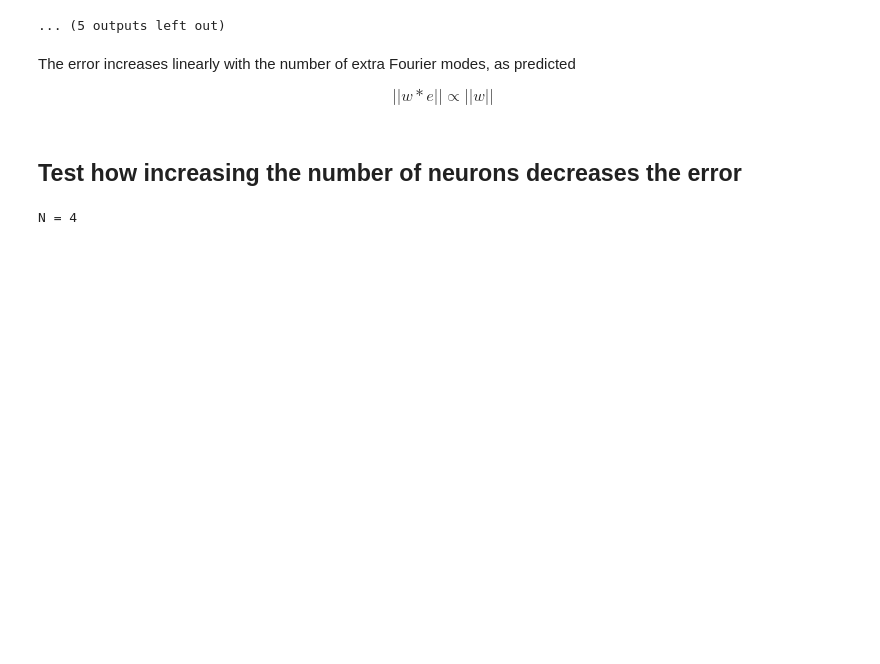
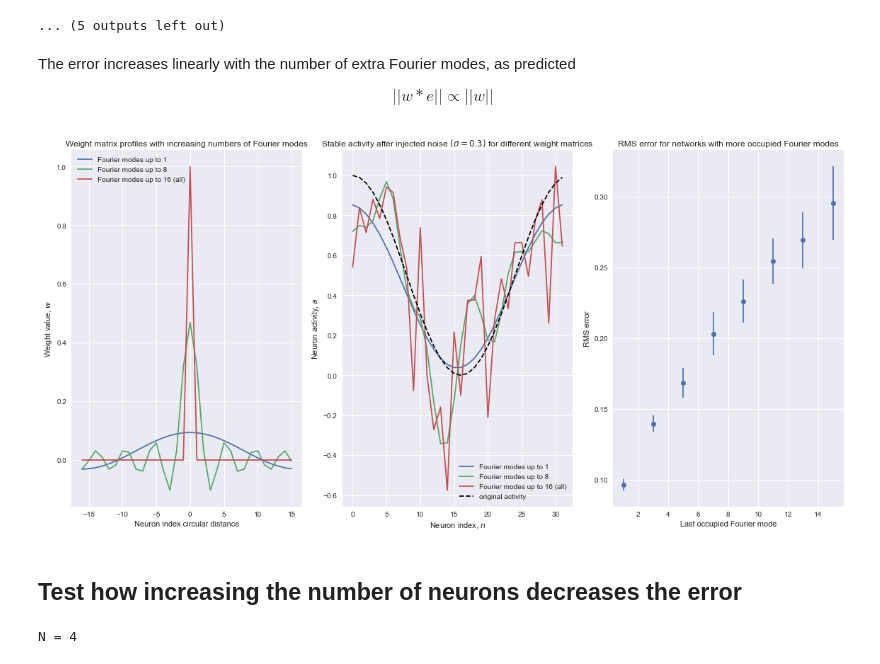
Before and after one commit to Dominic-DallOsto/insect-navigation-sinusoidal-optimality, a Jupyter notebook: sinusoidal noise rejection.ipynb, the cells around one changed output. Drawn from its saved outputs; the diff is of its cells as text; code cells hidden in the pictures; blank space fills up the shorter version.

```diff
--- a/sinusoidal noise rejection.ipynb
+++ b/sinusoidal noise rejection.ipynb
@@ -95,6 +99,50 @@ Fourier modes = [1. 1. 1. 1. 1. 1. 1. 1. 1. 1. 1. 1. 0. 0. 0. 0. 0.]
 The error increases linearly with the number of extra Fourier modes, as predicted
 
 $$||w \ast e|| \propto ||w||$$
+# %%
+dt=0.001
+
+noisy_activity = a + noise_stddev*np.random.randn(*a.shape)
+W_normal = profile_to_matrix(get_cosine_from_fourier_modes([1]*2 + [0]*(N//2+1-2)))
+W_half = profile_to_matrix(get_cosine_from_fourier_modes([1]*(N//4) + [0]*(N//2+1-N//4)))
+W_full = profile_to_matrix(get_cosine_from_fourier_modes([1]*(N//2+1)))
+
+a_normal = noisy_activity.copy()
+a_half = noisy_activity.copy()
+a_full = noisy_activity.copy()
+for _ in range(50000):
+	a_normal += dt*(W_normal@a_normal - a_normal)
+	a_half += dt*(W_half@a_half - a_half)
+	a_full += dt*(W_full@a_full - a_full)
+
+fig, axs = plt.subplots(1, 3, figsize=(16,8))
+axs[0].plot(neuron_indices-N//2, W_normal[N//2,:], label='Fourier modes up to 1')
+axs[0].plot(neuron_indices-N//2, W_half[N//2,:], label='Fourier modes up to 8')
+axs[0].plot(neuron_indices-N//2, W_full[N//2,:], label='Fourier modes up to 16 (all)')
+axs[0].set_xlabel('Neuron index circular distance')
+axs[0].set_ylabel('Weight value, $w$')
+axs[0].set_title('Weight matrix profiles with increasing numbers of Fourier modes')
+axs[0].legend()
+
+axs[1].plot(neuron_indices, a_normal, label='Fourier modes up to 1')
+axs[1].plot(neuron_indices, a_half, label='Fourier modes up to 8')
+axs[1].plot(neuron_indices, a_full, label='Fourier modes up to 16 (all)')
+axs[1].plot(neuron_indices, a, 'k--', label='original activity')
+axs[1].set_xlabel('Neuron index, $n$')
+axs[1].set_ylabel('Neuron activity, $a$')
+axs[1].set_title(f'Stable activity after injected noise $(\\sigma={noise_stddev})$ for different weight matrices')
+axs[1].legend()
+
+axs[2].errorbar(last_mode_range-1, fourier_mode_errors, fourier_mode_stddevs, fmt='o')
+axs[2].set_xlabel('Last occupied Fourier mode')
+axs[2].set_ylabel('RMS error')
+axs[2].set_title(f'RMS error for networks with more occupied Fourier modes')
+
+plt.tight_layout()
+plt.savefig('plots/sinusoidal-noise-rejection-fourier-modes.pdf')
+plt.show()
+# %% [output]
+[figure, added]
 # %% [markdown]
 ## Test how increasing the number of neurons decreases the error
 # %%
```
Also changed, not shown: parts of 4 cells of this notebook, 2 other files.
